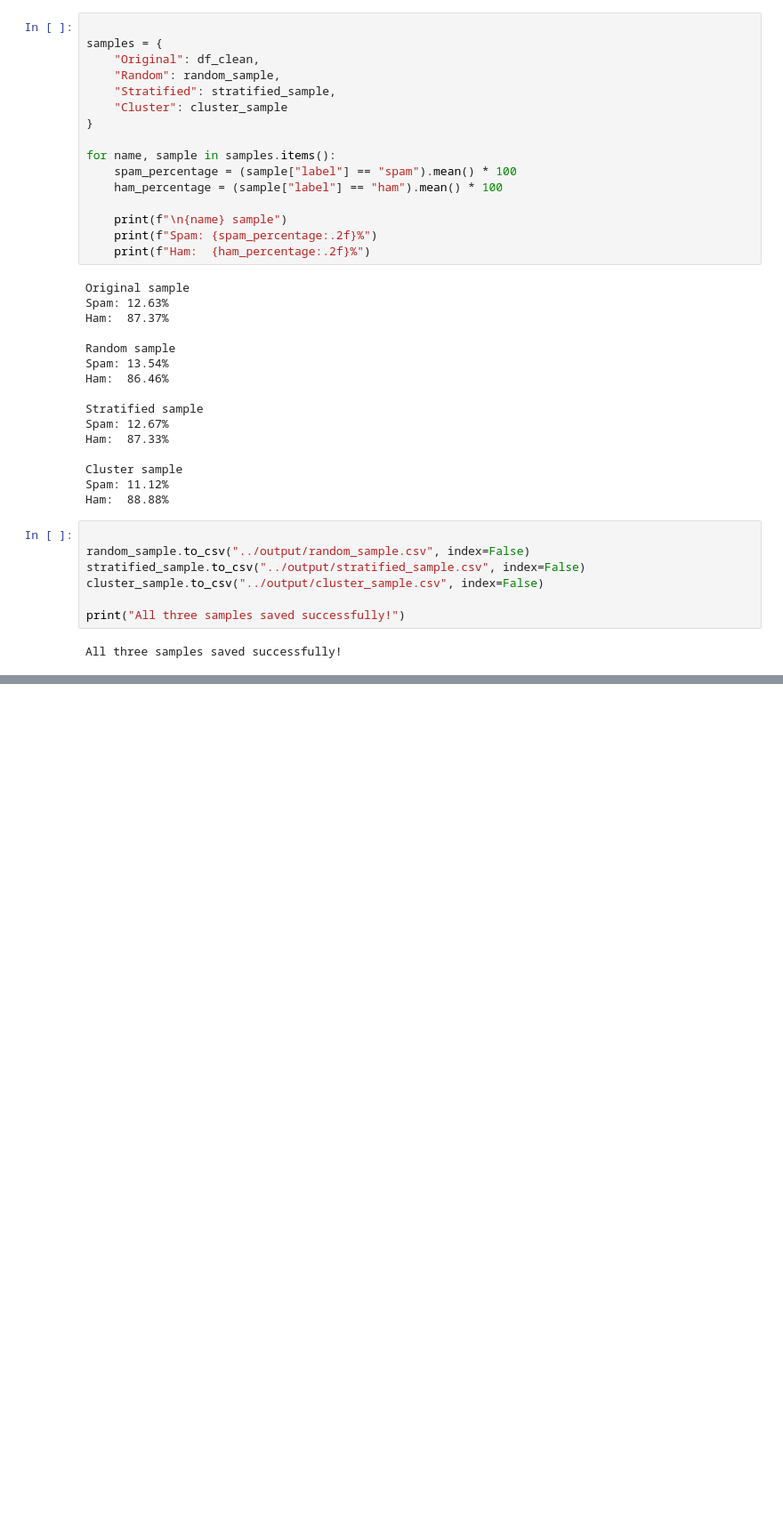
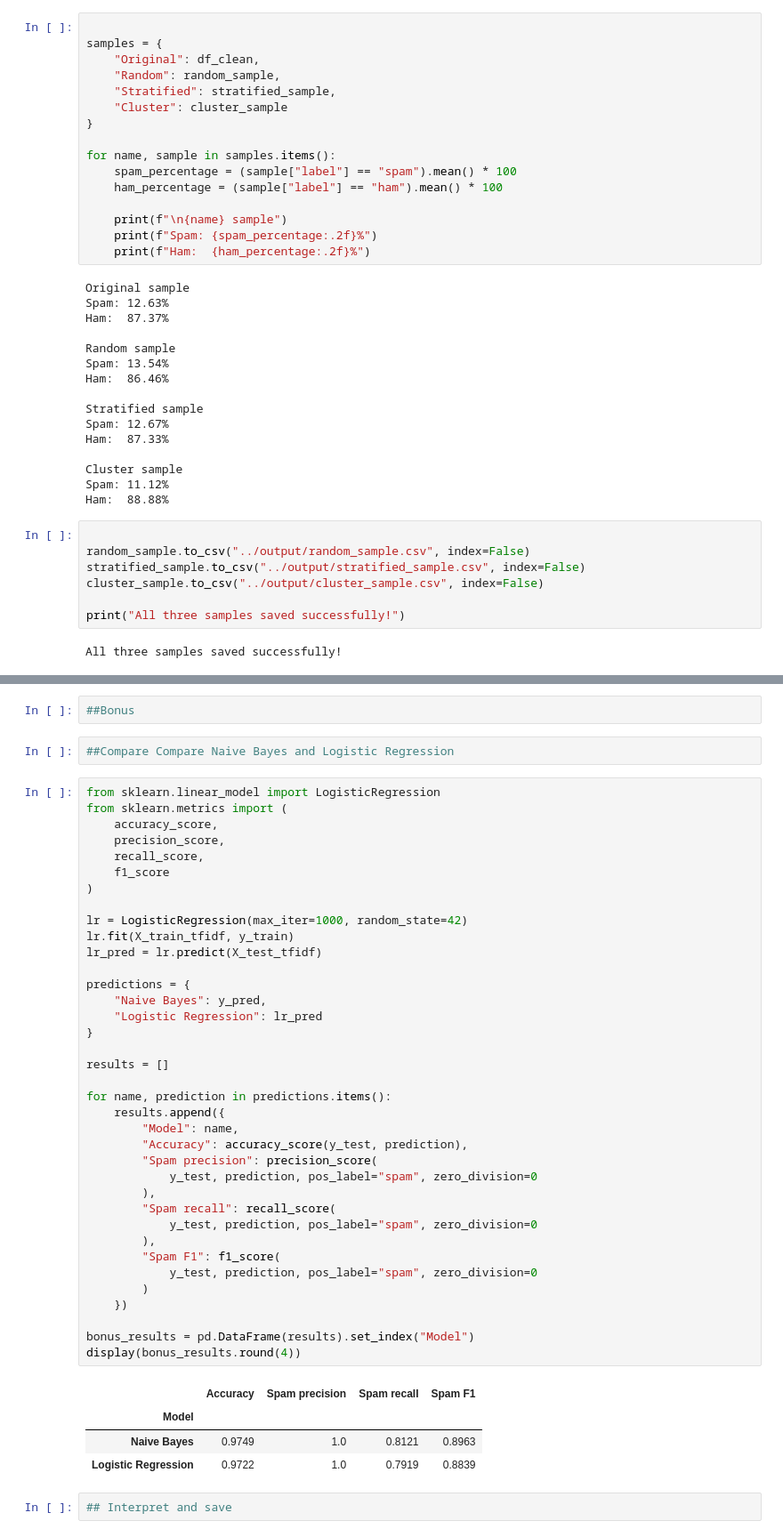
Before and after one commit to Yassin-py/bd-a1-sms-spam, a Jupyter notebook: notebook/analysis.ipynb, the cells around one changed output, grey strips where cells are left out. Shown at 89% size. Saved outputs shown, nothing was run; the diff lists cells and outputs as text; blank space fills up the shorter version.

Commit message:
Add Task 3 and classifier comparison bonus

```diff
--- a/notebook/analysis.ipynb
+++ b/notebook/analysis.ipynb
@@ -431,0 +595,48 @@ Files created in output:
+# %%
+##Bonus
+# %%
+##Compare Compare Naive Bayes and Logistic Regression
+# %%
+from sklearn.linear_model import LogisticRegression
+from sklearn.metrics import (
+    accuracy_score,
+    precision_score,
+    recall_score,
+    f1_score
+)
+
+lr = LogisticRegression(max_iter=1000, random_state=42)
+lr.fit(X_train_tfidf, y_train)
+lr_pred = lr.predict(X_test_tfidf)
+
+predictions = {
+    "Naive Bayes": y_pred,
+    "Logistic Regression": lr_pred
+}
+
+results = []
+
+for name, prediction in predictions.items():
+    results.append({
+        "Model": name,
+        "Accuracy": accuracy_score(y_test, prediction),
+        "Spam precision": precision_score(
+            y_test, prediction, pos_label="spam", zero_division=0
+        ),
+        "Spam recall": recall_score(
+            y_test, prediction, pos_label="spam", zero_division=0
+        ),
+        "Spam F1": f1_score(
+            y_test, prediction, pos_label="spam", zero_division=0
+        )
+    })
+
+bonus_results = pd.DataFrame(results).set_index("Model")
+display(bonus_results.round(4))
+# %% [output]
+|  | Accuracy | Spam precision | Spam recall | Spam F1 |
+| Model |  |  |  |  |
+| Naive Bayes | 0.9749 | 1.0 | 0.8121 | 0.8963 |
+| Logistic Regression | 0.9722 | 1.0 | 0.7919 | 0.8839 |
+# %%
+## Interpret and save
```
Also changed, not shown: parts of 14 cells of this notebook, 4 other files.
